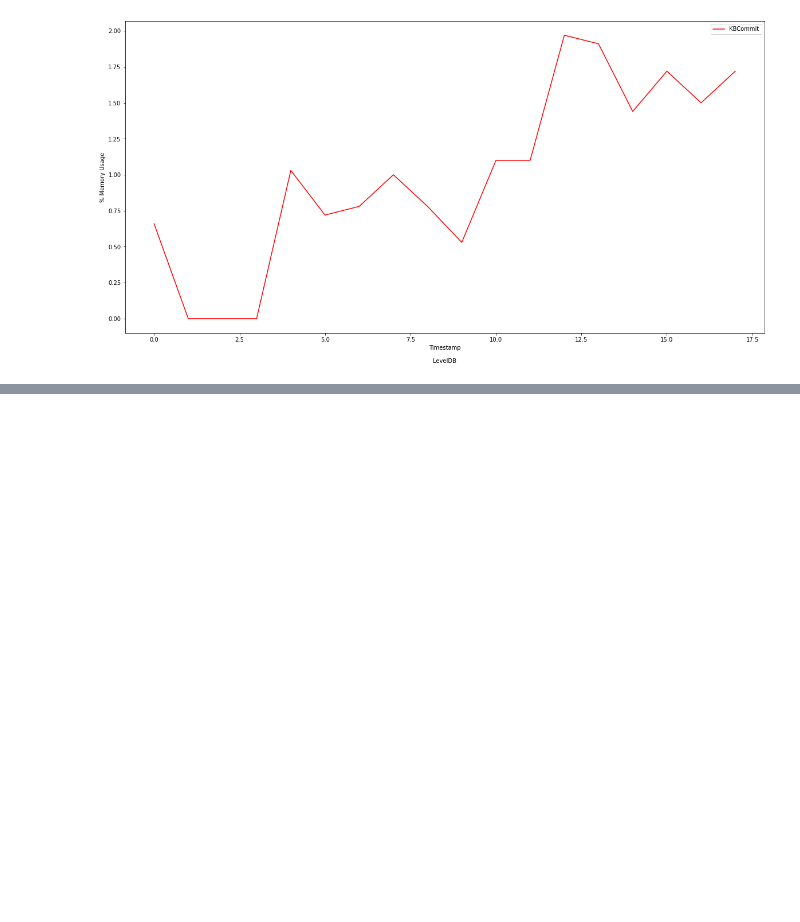
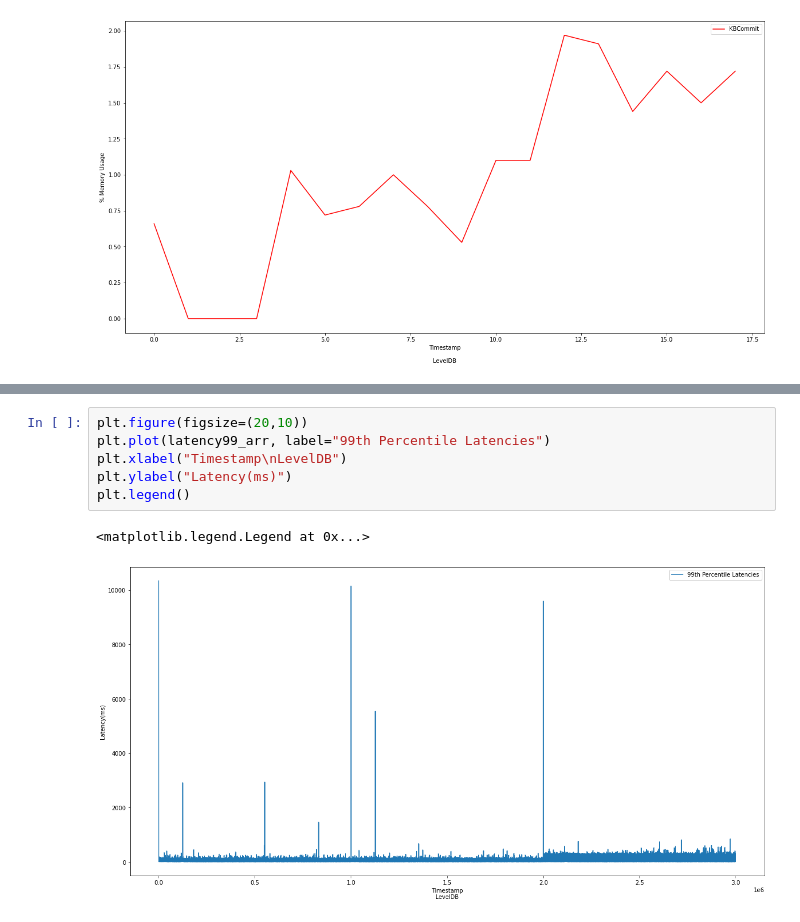
Before and after one commit to shaanzie/lsmt-research, a Jupyter notebook: scripts/parsing_scripts/Latency Graphs.ipynb, the cells around one changed output, grey strips where cells are left out. Saved outputs shown, nothing was run; the diff lists cells and outputs as text; blank space fills up the shorter version.

```diff
--- a/scripts/parsing_scripts/Latency Graphs.ipynb
+++ b/scripts/parsing_scripts/Latency Graphs.ipynb
@@ -100,0 +198,9 @@ Index(['# hostname', 'interval', 'timestamp', 'CPU', '%usr', '%nice', '%sys',
+# %%
+plt.figure(figsize=(20,10))
+plt.plot(latency99_arr, label="99th Percentile Latencies")
+plt.xlabel("Timestamp\nLevelDB")
+plt.ylabel("Latency(ms)")
+plt.legend()
+# %% [output]
+<matplotlib.legend.Legend at 0x...>
+[figure, added]
```
Also changed, not shown: parts of 3 cells of this notebook, 3 other files.
